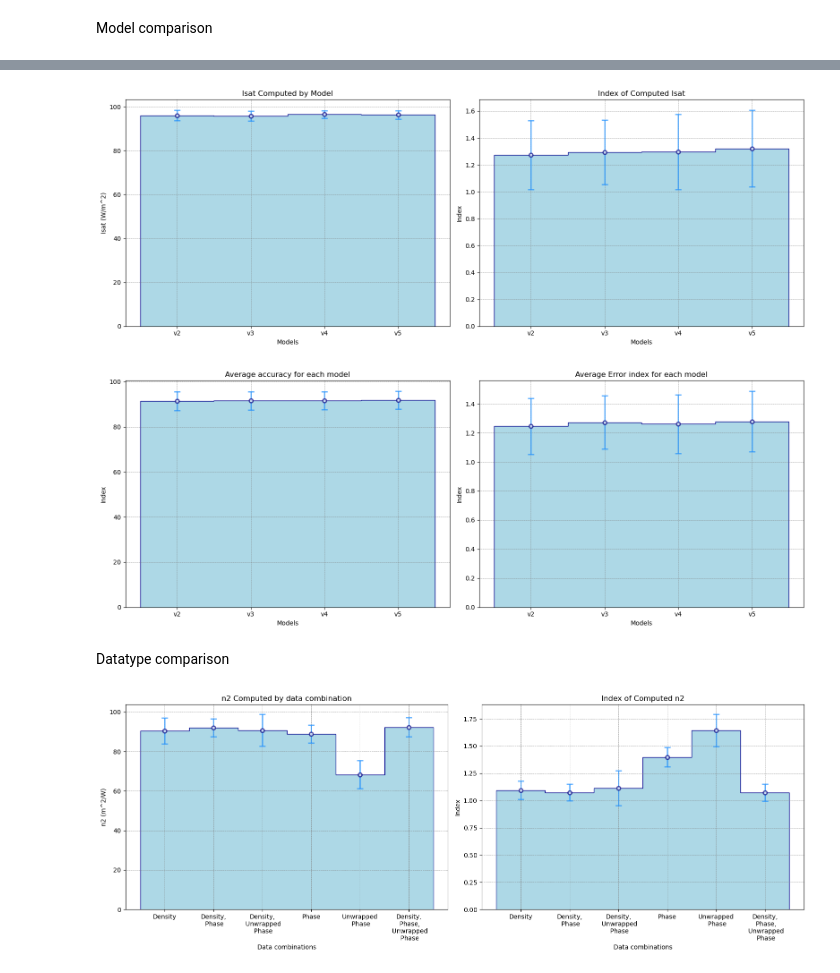
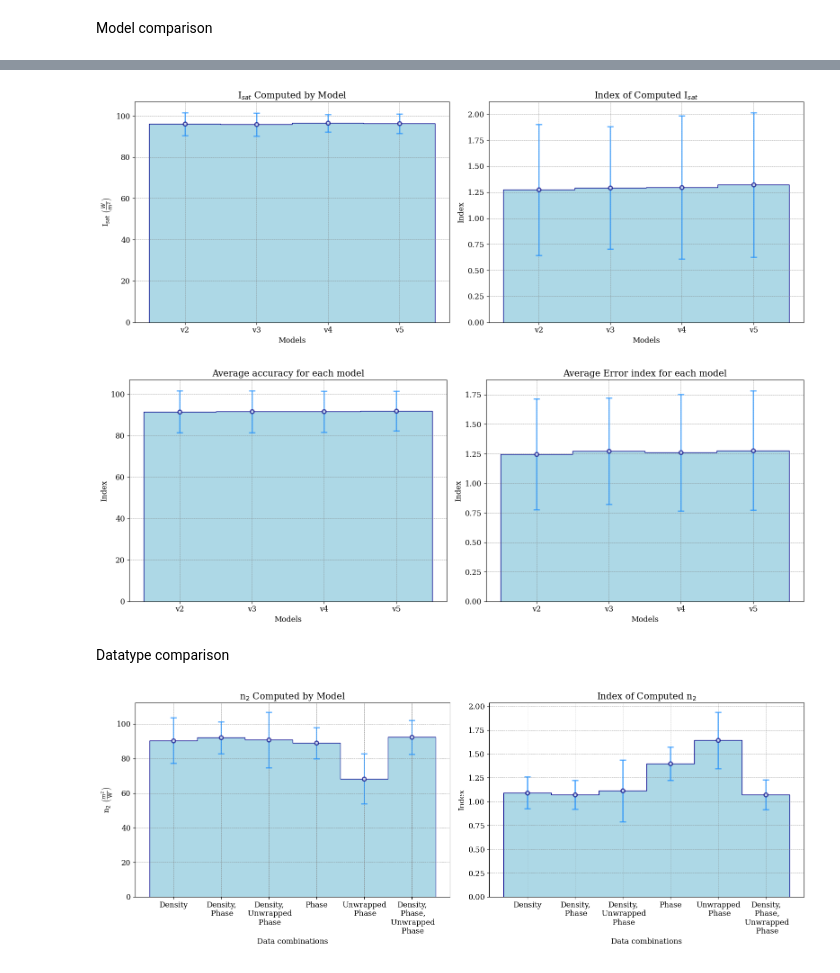
Before and after one commit to Quantum-Optics-LKB/xp2nlse-ml, a Jupyter notebook: single_power/benchmark_visualizer_single_power.ipynb, the cells around one changed output, grey strips where cells are left out. Cells and saved outputs as stored; diff of their text form; code cells hidden in the pictures.

```diff
--- a/single_power/benchmark_visualizer_single_power.ipynb
+++ b/single_power/benchmark_visualizer_single_power.ipynb
@@ -10,6 +10,9 @@ json_to_dict = json.loads(df_to_json )
 
 data_type_list = ["Density", "Density,\n Phase", "Density,\n Unwrapped\n Phase", "Phase", "Unwrapped\n Phase", "Density,\n Phase,\n Unwrapped\n Phase"]
 models_list = ["v2", "v3", "v4", "v5"]
+# %%
+plt.rcParams['font.family'] = 'DejaVu Serif'
+plt.rcParams['font.size'] = 12
 # %% [markdown]
 Model comparison
 # %%
@@ -75,8 +78,8 @@ std_index_error_n2_models = np.zeros(4)
 for index in range(len(model_types)):
     mean_accuracy_n2_models[index] = np.mean(model_types[index][1])
     mean_index_error_n2_models[index] = np.mean(model_types[index][2])
-    std_accuracy_n2_models[index] = np.std(model_types[index][1])/np.sqrt(len(model_types[index][1]))
-    std_index_error_n2_models[index] = np.std(model_types[index][2])/np.sqrt(len(model_types[index][2]))
+    std_accuracy_n2_models[index] = np.std(model_types[index][1])
+    std_index_error_n2_models[index] = np.std(model_types[index][2])
 
 x_positions = [0.5, 1.5, 2.5, 3.5]
 
@@ -90,8 +93,8 @@ ax[0].stairs(mean_accuracy_n2_models, color='darkblue')
 ax[0].errorbar(x_positions, mean_accuracy_n2_models, yerr=std_accuracy_n2_models, fmt="o", color="navy", ecolor='dodgerblue', elinewidth=2, capsize=5, alpha=0.7, markerfacecolor='white', markeredgecolor='navy', markeredgewidth=2)
 ax[0].set_xticks(x_positions)
 ax[0].set_xticklabels(models_list, rotation=0)
-ax[0].set_title("n2 Computed by Model")
-ax[0].set_ylabel('n2 (m^2/W)')
+ax[0].set_title(r"n$_2$ Computed by Model")
+ax[0].set_ylabel(r'n$_2\ \left(\frac{m^2}{\mathrm{W}}\right)$')
 ax[0].set_xlabel('Models')
 
 # Second subplot
@@ -101,7 +104,7 @@ ax[1].stairs(mean_index_error_n2_models, color='darkblue')
 ax[1].errorbar(x_positions, mean_index_error_n2_models, yerr=std_index_error_n2_models, fmt="o", color="navy", ecolor='dodgerblue', elinewidth=2, capsize=5, alpha=0.7, markerfacecolor='white', markeredgecolor='navy', markeredgewidth=2)
 ax[1].set_xticks(x_positions)
 ax[1].set_xticklabels(models_list, rotation=0)
-ax[1].set_title("Index of Computed n2")
+ax[1].set_title(r"Index of Computed n$_2$")
 ax[1].set_ylabel('Index')
 ax[1].set_xlabel('Models')
 
@@ -119,40 +122,40 @@ std_index_error_isat_models = np.zeros(4)
 for index in range(len(model_types)):
     mean_accuracy_isat_models[index] = np.mean(model_types[index][3])
     mean_index_error_isat_models[index] = np.mean(model_types[index][4])
-    std_accuracy_isat_models[index] = np.std(model_types[index][3])/np.sqrt(len(model_types[index][3]))
-    std_index_error_isat_models[index] = np.std(model_types[index][4])/np.sqrt(len(model_types[index][4]))
+    std_accuracy_isat_models[index] = np.std(model_types[index][3])
+    std_index_error_isat_models[index] = np.std(model_types[index][4])
 
 x_positions = [0.5, 1.5, 2.5, 3.5]
 
 # Creating subplots on the same row
 fig, ax = plt.subplots(1, 2, figsize=(16, 6))
 
 # First subplot
 ax[0].grid(True, which='both', linestyle='--', linewidth=0.5, color='grey')
 ax[0].stairs(mean_accuracy_isat_models, fill=True, color='lightblue')
 ax[0].stairs(mean_accuracy_isat_models, color='darkblue')
 ax[0].errorbar(x_positions, mean_accuracy_isat_models, yerr=std_accuracy_isat_models, fmt="o", color="navy", ecolor='dodgerblue', elinewidth=2, capsize=5, alpha=0.7, markerfacecolor='white', markeredgecolor='navy', markeredgewidth=2)
 ax[0].set_xticks(x_positions)
 ax[0].set_xticklabels(models_list, rotation=0)
-ax[0].set_title("Isat Computed by Model")
-ax[0].set_ylabel('Isat (W/m^2)')
+ax[0].set_title(r"I$_{sat}$ Computed by Model")
+ax[0].set_ylabel(r'I$_{sat}\ \left(\frac{W}{\mathrm{m^2}}\right)$')
 ax[0].set_xlabel('Models')
 
 # Second subplot
 ax[1].grid(True, which='both', linestyle='--', linewidth=0.5, color='grey')
 ax[1].stairs(mean_index_error_isat_models, fill=True, color='lightblue')
 ax[1].stairs(mean_index_error_isat_models, color='darkblue')
 ax[1].errorbar(x_positions, mean_index_error_isat_models, yerr=std_index_error_isat_models, fmt="o", color="navy", ecolor='dodgerblue', elinewidth=2, capsize=5, alpha=0.7, markerfacecolor='white', markeredgecolor='navy', markeredgewidth=2)
 ax[1].set_xticks(x_positions)
 ax[1].set_xticklabels(models_list, rotation=0)
-ax[1].set_title("Index of Computed Isat")
+ax[1].set_title(r"Index of Computed I$_{sat}$")
 ax[1].set_ylabel('Index')
 ax[1].set_xlabel('Models')
 
 plt.tight_layout()
 plt.show()
 # %% [output]
-[figure, old version]
+[figure, new version]
 # %%
 mean_accuracy_models = (mean_accuracy_n2_models + mean_accuracy_isat_models)/2
 mean_index_error_models = (mean_index_error_n2_models + mean_index_error_isat_models )/2
@@ -189,7 +192,7 @@ ax[1].set_xlabel('Models')
 plt.tight_layout()
 plt.show()
 # %% [output]
-[figure, old version]
+[figure, new version]
 # %% [markdown]
 Datatype comparison
 # %%
@@ -272,8 +275,8 @@ std_index_error_data_n2 = np.zeros(6)
 for index in range(len(data_types)):
     mean_accuracy_data_n2[index] = np.mean(data_types[index][1])
     mean_index_error_data_n2[index] = np.mean(data_types[index][2])
-    std_accuracy_data_n2[index] = np.std(data_types[index][1])/np.sqrt(len(data_types[index][1]))
-    std_index_error_data_n2[index] = np.std(data_types[index][2])/np.sqrt(len(data_types[index][2]))
+    std_accuracy_data_n2[index] = np.std(data_types[index][1])
+    std_index_error_data_n2[index] = np.std(data_types[index][2])
 
 x_positions = [0.5, 1.5, 2.5, 3.5, 4.5, 5.5]
 # Creating subplots on the same row
@@ -286,8 +289,8 @@ ax[0].stairs(mean_accuracy_data_n2, color='darkblue')
 ax[0].errorbar(x_positions, mean_accuracy_data_n2, yerr=std_accuracy_data_n2, fmt="o", color="navy", ecolor='dodgerblue', elinewidth=2, capsize=5, alpha=0.7, markerfacecolor='white', markeredgecolor='navy', markeredgewidth=2)
 ax[0].set_xticks(x_positions)
 ax[0].set_xticklabels(data_type_list, rotation=0)
-ax[0].set_title("n2 Computed by data combination")
-ax[0].set_ylabel('n2 (m^2/W)')
+ax[0].set_title(r"n$_2$ Computed by Model")
+ax[0].set_ylabel(r'n$_2\ \left(\frac{m^2}{\mathrm{W}}\right)$')
 ax[0].set_xlabel('Data combinations')
 
 # Second subplot
@@ -297,14 +300,14 @@ ax[1].stairs(mean_index_error_data_n2, color='darkblue')
 ax[1].errorbar(x_positions, mean_index_error_data_n2, yerr=std_index_error_data_n2, fmt="o", color="navy", ecolor='dodgerblue', elinewidth=2, capsize=5, alpha=0.7, markerfacecolor='white', markeredgecolor='navy', markeredgewidth=2)
 ax[1].set_xticks(x_positions)
 ax[1].set_xticklabels(data_type_list, rotation=0)
-ax[1].set_title("Index of Computed n2")
+ax[1].set_title(r"Index of Computed n$_2$")
 ax[1].set_ylabel('Index')
 ax[1].set_xlabel('Data combinations')
 
 plt.tight_layout()
 plt.show()
 # %% [output]
-[figure, old version]
+[figure, new version]
 # %%
 mean_accuracy_data_isat = np.zeros(6)
 mean_index_error_data_isat = np.zeros(6)
```
Also changed, not shown: parts of 3 cells of this notebook, 4 other files.
